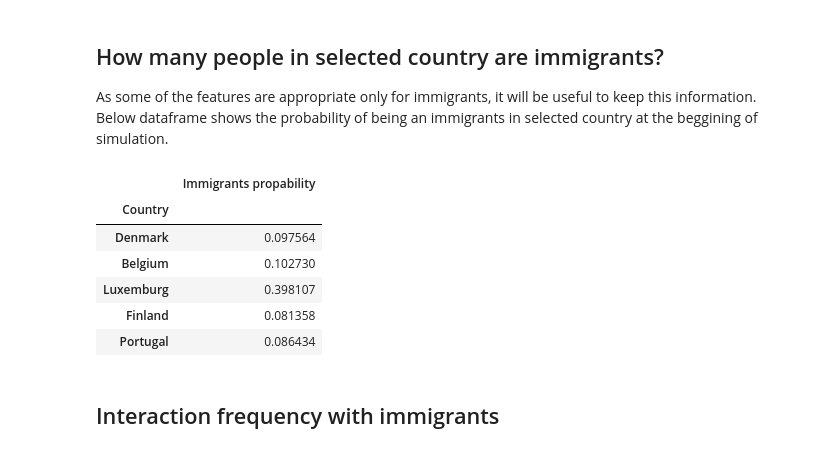
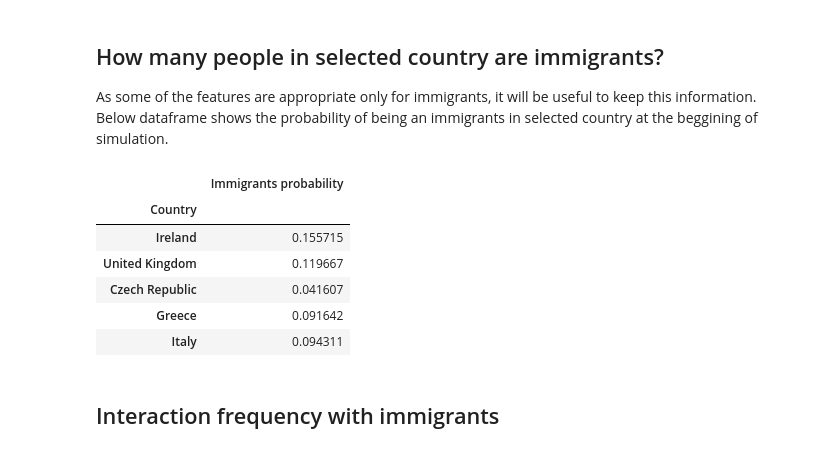
Before and after one commit to joanna-janos/MigrationSimulationInEU, a Jupyter notebook: data_analysis.ipynb, the cells around one changed output. Cells and saved outputs as stored; diff of their text form; code cells hidden in the pictures.

```diff
--- a/data_analysis.ipynb
+++ b/data_analysis.ipynb
@@ -79,16 +79,16 @@ Below dataframe shows the probability of being an immigrants in selected country
 # %%
 df_immigrants_to_population = pd.DataFrame(
     df_immigrants['Immigrants'] / df_population['Population'],
-    columns=['Immigrants propability'])
+    columns=['Immigrants probability'])
 display(df_immigrants_to_population.sample(5))
 # %% [output]
-|  | Immigrants propability |
+|  | Immigrants probability |
 | Country |  |
-| Denmark | 0.097564 |
-| Belgium | 0.102730 |
-| Luxemburg | 0.398107 |
-| Finland | 0.081358 |
-| Portugal | 0.086434 |
+| Ireland | 0.155715 |
+| United Kingdom | 0.119667 |
+| Czech Republic | 0.041607 |
+| Greece | 0.091642 |
+| Italy | 0.094311 |
 # %% [markdown]
 ## Interaction frequency with immigrants
 # %%
```
Also changed, not shown: parts of 28 cells of this notebook, 2 other files.
